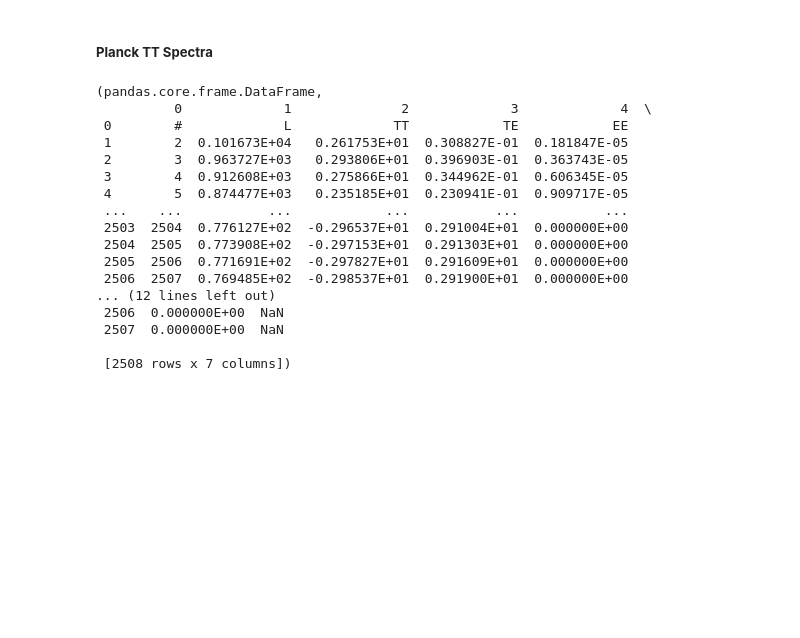
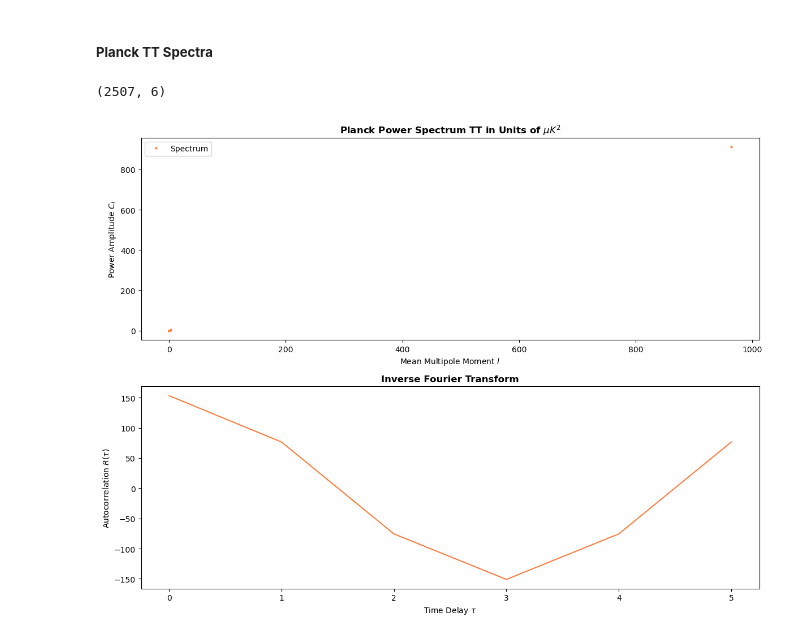
Before and after one commit to emmabacarra/cmbresearch, a Jupyter notebook: spectral plotting.ipynb, the cells around one changed output. Drawn from its saved outputs; the diff is of its cells as text; code cells hidden in the pictures; blank space fills up the shorter version.

```diff
--- a/spectral plotting.ipynb
+++ b/spectral plotting.ipynb
@@ -130,24 +169,7 @@ plt.tight_layout()
 ##### <b> Planck TT Spectra </b>
 # %%
 with open(os.path.relpath('../Local Data Files/Planck/COM_PowerSpect_CMB-base-plikHM-TTTEEE-lowl-lowE-lensing-minimum-theory_R3.01.txt'), 'r') as file:
-    planck_tt_data = pd.read_csv(file, sep='\s+', header=None)
-
-type(planck_tt_data), planck_tt_data
+    planck_tt_data = np.loadtxt(file)
+    print(planck_tt_data.shape)
 # %% [output]
-(pandas.core.frame.DataFrame,
-          0             1              2             3             4  \
- 0        #             L             TT            TE            EE
- 1        2  0.101673E+04   0.261753E+01  0.308827E-01  0.181847E-05
- 2        3  0.963727E+03   0.293806E+01  0.396903E-01  0.363743E-05
- 3        4  0.912608E+03   0.275866E+01  0.344962E-01  0.606345E-05
- 4        5  0.874477E+03   0.235185E+01  0.230941E-01  0.909717E-05
- ...    ...           ...            ...           ...           ...
- 2503  2504  0.776127E+02  -0.296537E+01  0.291004E+01  0.000000E+00
- 2504  2505  0.773908E+02  -0.297153E+01  0.291303E+01  0.000000E+00
- 2505  2506  0.771691E+02  -0.297827E+01  0.291609E+01  0.000000E+00
- 2506  2507  0.769485E+02  -0.298537E+01  0.291900E+01  0.000000E+00
-... (12 lines left out)
- 2506  0.000000E+00  NaN
- 2507  0.000000E+00  NaN
-
- [2508 rows x 7 columns])
+(2507, 6)
@@ -162,0 +176,27 @@ type(planck_tt_data), planck_tt_data
+# %%
+# Plotting Planck Data
+moment = planck_tt_data[1]
+power1D = planck_tt_data[2]
+
+plt.figure(figsize=(12, 9))
+
+plt.subplot(2, 1, 1)
+plt.xlabel(r"Mean Multipole Moment $l$")
+plt.ylabel(r"Power Amplitude $C_{l}$")
+plt.title(r"Planck Power Spectrum TT in Units of $\mu K^2$", weight = "bold")
+
+plt.plot(moment, power1D, label = "Spectrum", color = "#ff7e3d", marker = "o", markersize = 2, linestyle = "None");
+plt.legend(loc = 0)
+
+# autocorrelation - inverse fourier transform
+plt.subplot(2, 1, 2)
+
+signal = np.fft.ifft(power1D)
+plt.plot(np.arange(len(signal)), signal.real, color = "#ff7e3d")
+# plt.ylim(-1e6, 1e6)
+plt.xlabel(r"Time Delay $\tau$")
+plt.ylabel(r"Autocorrelation $R(\tau)$")
+plt.title(r"Inverse Fourier Transform", weight = "bold")
+plt.tight_layout()
+# %% [output]
+[figure, added]
```
Also changed, not shown: parts of 4 cells of this notebook, 6 other files.
